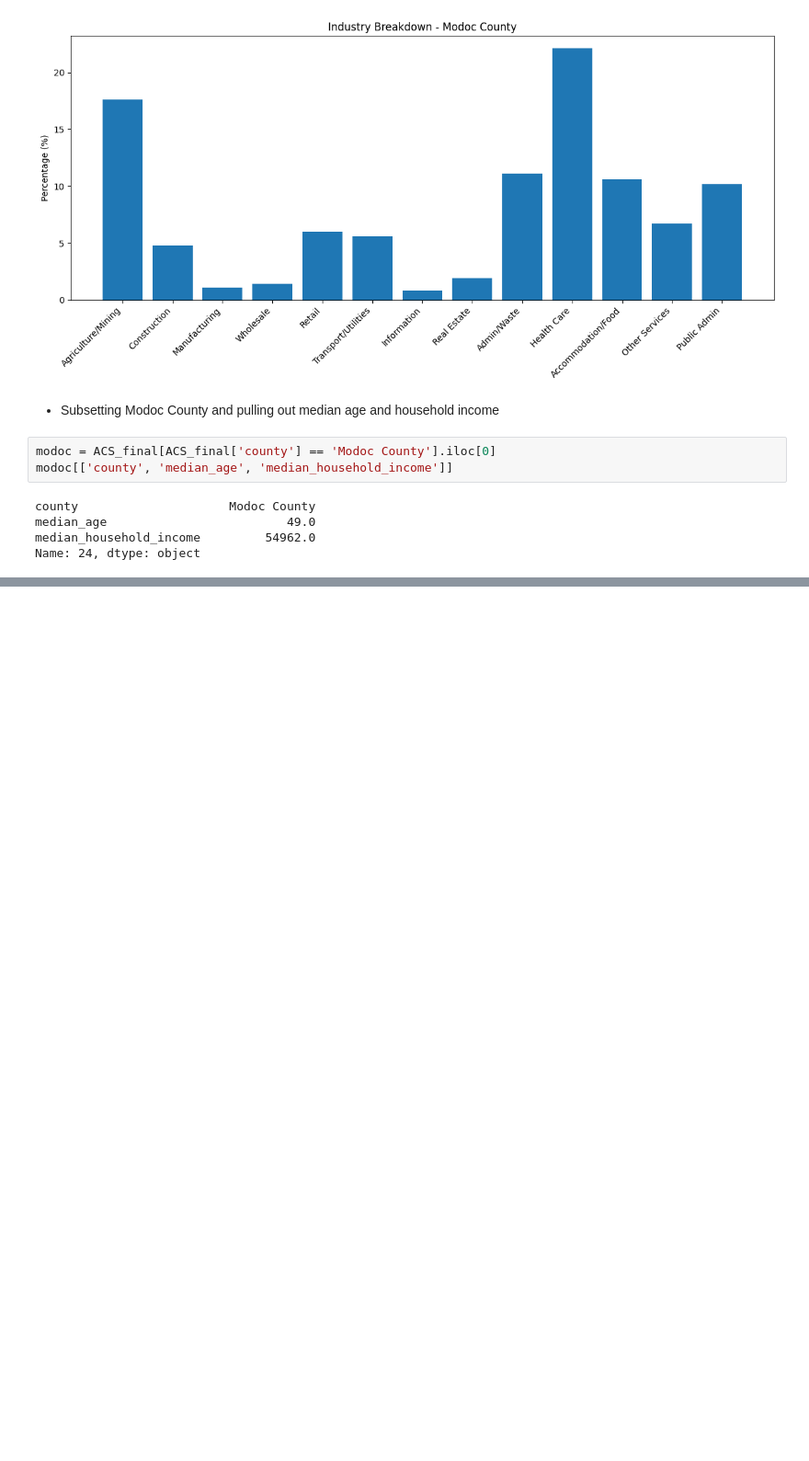
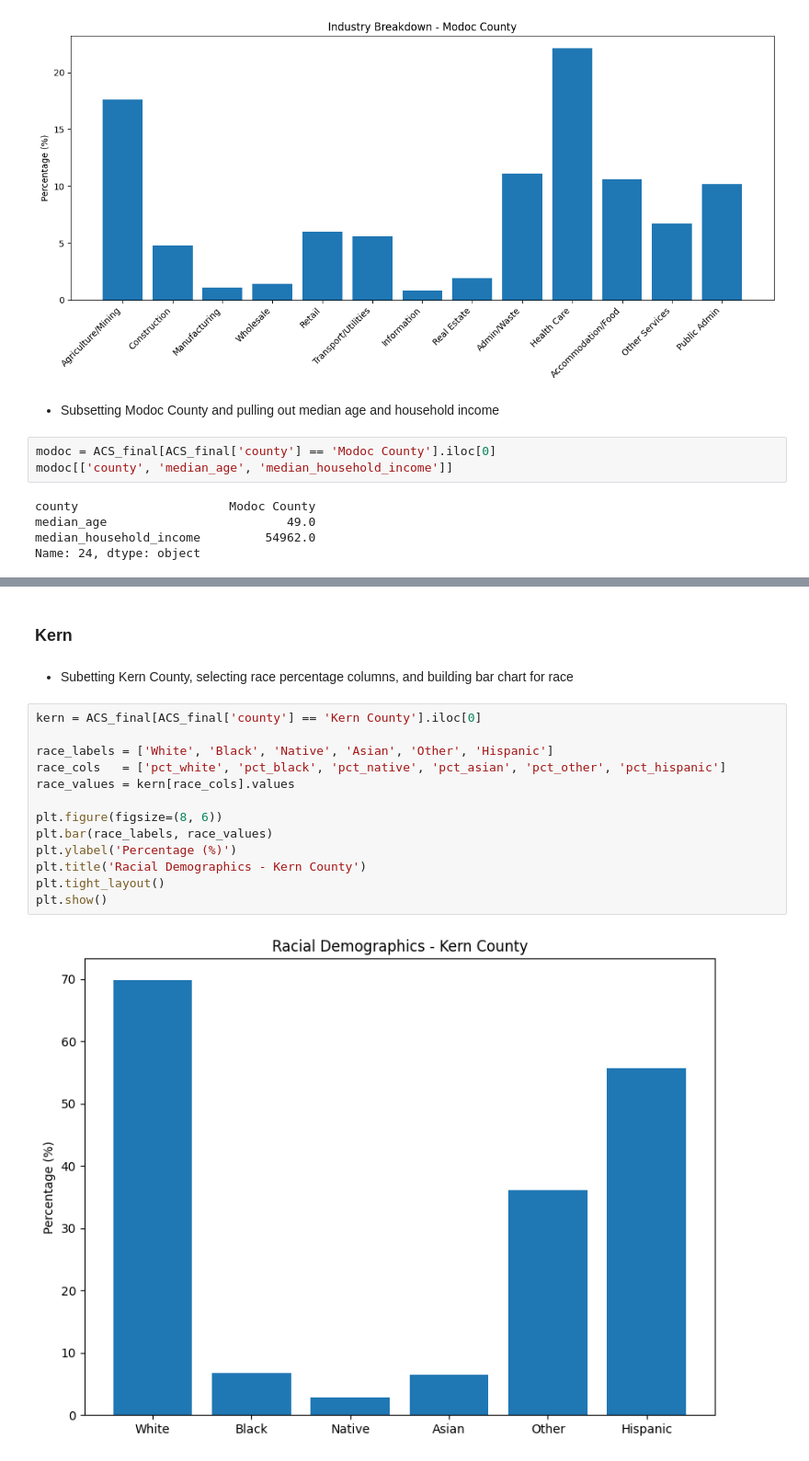
Before and after one commit to sose27/GROUP1_comm3180_S26_Data_Project, a Jupyter notebook: data_analysis/ACS_election.ipynb, the cells around one changed output, grey strips where cells are left out. Shown at 92% size. Saved outputs shown, nothing was run; the diff lists cells and outputs as text; blank space fills up the shorter version.

```diff
--- a/data_analysis/ACS_election.ipynb
+++ b/data_analysis/ACS_election.ipynb
@@ -150,0 +210,19 @@ Name: 24, dtype: object
+# %% [markdown]
+### Kern
+# %% [markdown]
+* Subetting Kern County, selecting race percentage columns, and building bar chart for race
+# %%
+kern = ACS_final[ACS_final['county'] == 'Kern County'].iloc[0]
+
+race_labels = ['White', 'Black', 'Native', 'Asian', 'Other', 'Hispanic']
+race_cols   = ['pct_white', 'pct_black', 'pct_native', 'pct_asian', 'pct_other', 'pct_hispanic']
+race_values = kern[race_cols].values
+
+plt.figure(figsize=(8, 6))
+plt.bar(race_labels, race_values)
+plt.ylabel('Percentage (%)')
+plt.title('Racial Demographics - Kern County')
+plt.tight_layout()
+plt.show()
+# %% [output]
+[figure, added]
```
Also changed, not shown: parts of 22 cells of this notebook, 2 other files.
